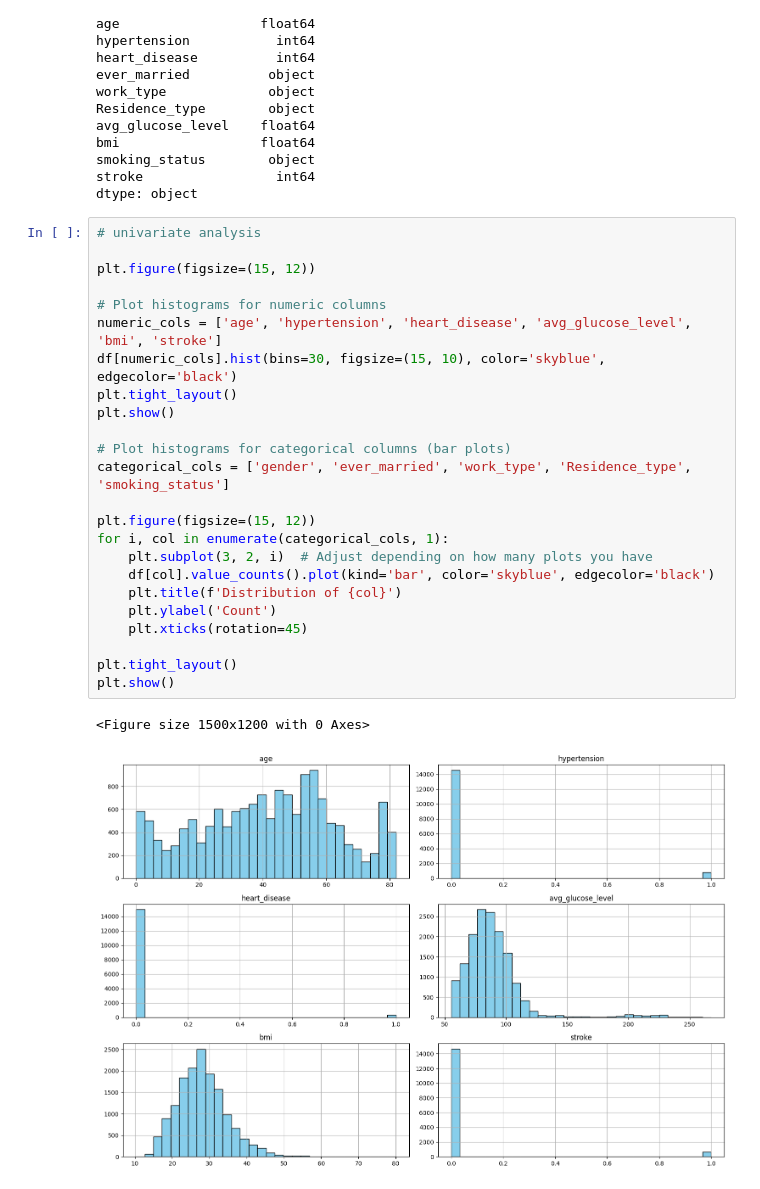
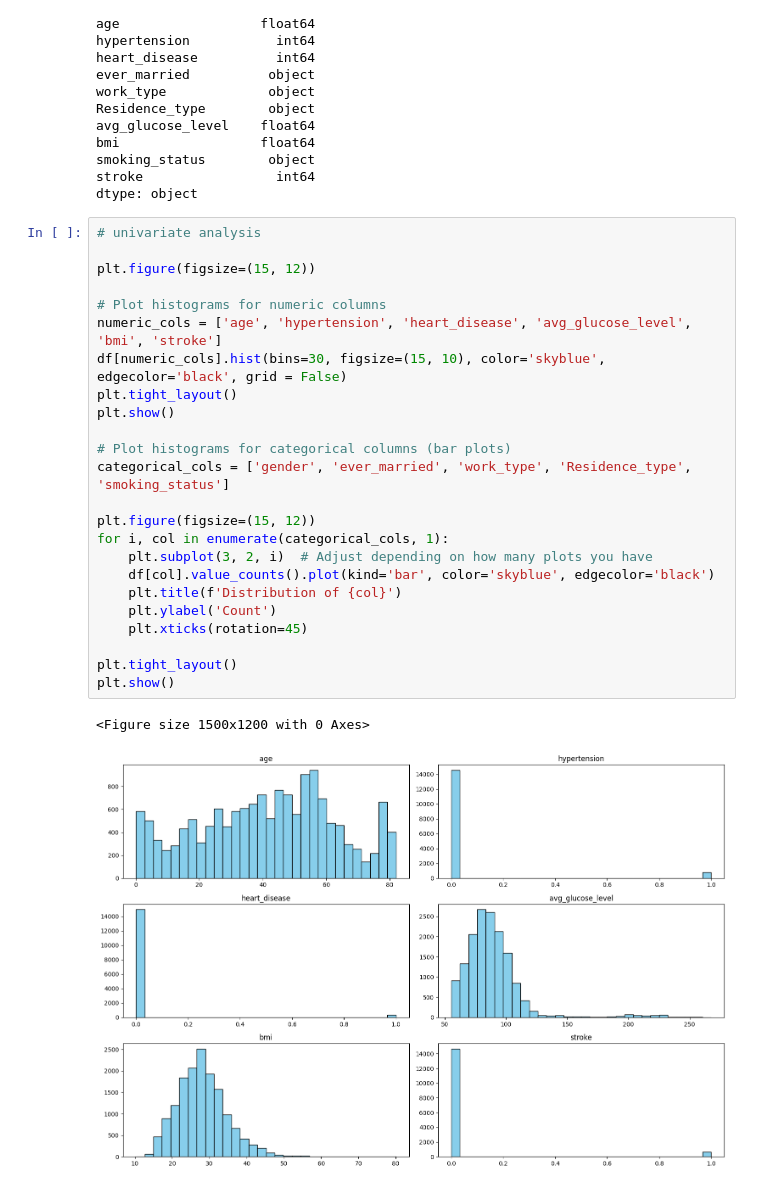
Before and after one commit to mawa00006/MLinBiomed, a Jupyter notebook: Elisa/notebooks/EDA.ipynb, the cells around one changed output. Cells and saved outputs as stored; diff of their text form.

```diff
--- a/Elisa/notebooks/EDA.ipynb
+++ b/Elisa/notebooks/EDA.ipynb
@@ -80,28 +80,28 @@ dtype: object
 # %%
 # univariate analysis
 
 plt.figure(figsize=(15, 12))
 
 # Plot histograms for numeric columns
 numeric_cols = ['age', 'hypertension', 'heart_disease', 'avg_glucose_level', 'bmi', 'stroke']
-df[numeric_cols].hist(bins=30, figsize=(15, 10), color='skyblue', edgecolor='black')
+df[numeric_cols].hist(bins=30, figsize=(15, 10), color='skyblue', edgecolor='black', grid = False)
 plt.tight_layout()
 plt.show()
 
 # Plot histograms for categorical columns (bar plots)
 categorical_cols = ['gender', 'ever_married', 'work_type', 'Residence_type', 'smoking_status']
 
 plt.figure(figsize=(15, 12))
 for i, col in enumerate(categorical_cols, 1):
     plt.subplot(3, 2, i)  # Adjust depending on how many plots you have
     df[col].value_counts().plot(kind='bar', color='skyblue', edgecolor='black')
     plt.title(f'Distribution of {col}')
     plt.ylabel('Count')
     plt.xticks(rotation=45)
 
 plt.tight_layout()
 plt.show()
 # %% [output]
 <Figure size 1500x1200 with 0 Axes>
-[figure, old version]
+[figure, new version]
 [figure]
```
Also changed, not shown: parts of 1 cell of this notebook, 2 other files.
